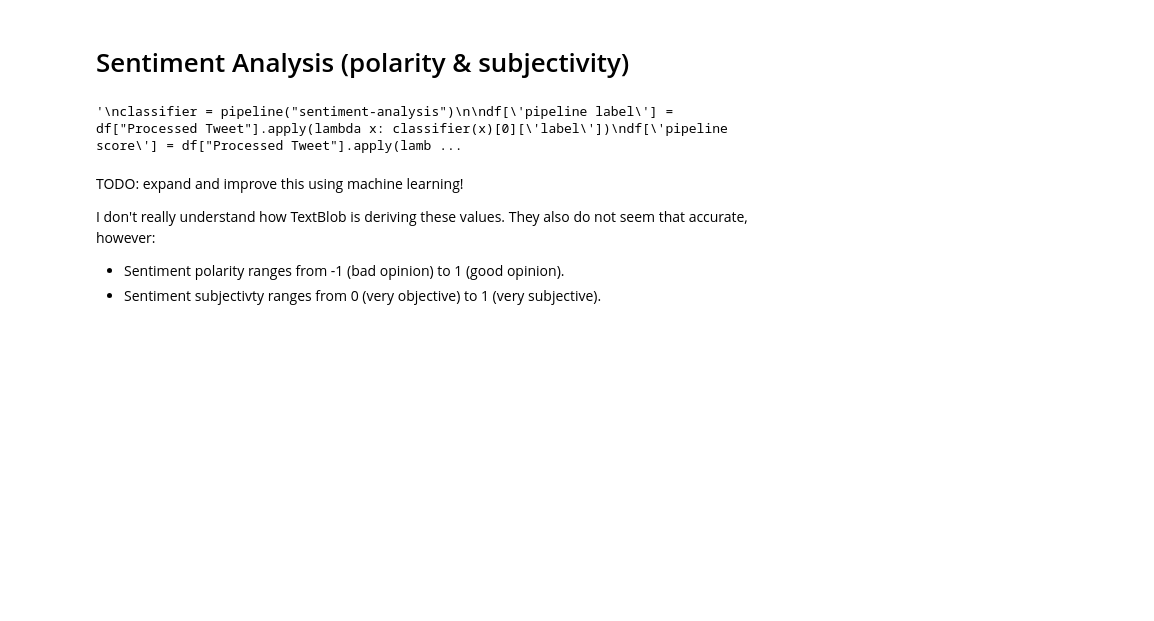
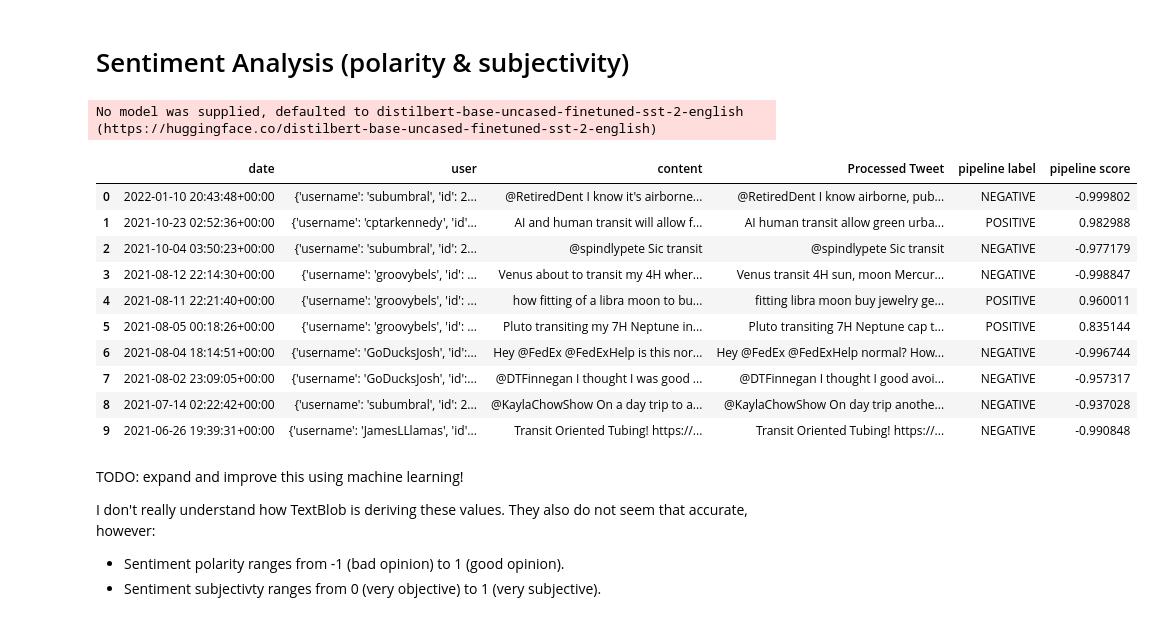
Before and after one commit to nicogouveia/geo-tweet-sentiment, a Jupyter notebook: Project Draft.ipynb, the cells around one changed output. Drawn from its saved outputs; the diff is of its cells as text; code cells hidden in the pictures; blank space fills up the shorter version.

```diff
--- a/Project Draft.ipynb
+++ b/Project Draft.ipynb
@@ -230,23 +230,27 @@ df
 # %%
 
 # Uses pytorch, huggingface and a default model(?) to determine polarity and add it to df
-'''
+
 classifier = pipeline("sentiment-analysis")
 
 df['pipeline label'] = df["Processed Tweet"].apply(lambda x: classifier(x)[0]['label'])
 df['pipeline score'] = df["Processed Tweet"].apply(lambda x: classifier(x)[0]['score'])
 
-
-def func(number,condition):
-    multiplier = {'NEGATIVE': -1, 'POSITIVE': 1}
-    return number * multiplier[condition]
-
-df['new_polarity'] = df.apply(lambda x: func(x['pipeline score'], x['pipeline_label']), axis=1)
-'''
-
-#TODO get correct avg for pipeline polarity
+df.loc[df['pipeline label'] == 'NEGATIVE', 'pipeline score'] = df['pipeline score']*-1
+df
 # %% [output]
-'\nclassifier = pipeline("sentiment-analysis")\n\ndf[\'pipeline label\'] = df["Processed Tweet"].apply(lambda x: classifier(x)[0][\'label\'])\ndf[\'pipeline score\'] = df["Processed Tweet"].apply(lamb ...
+No model was supplied, defaulted to distilbert-base-uncased-finetuned-sst-2-english (https://huggingface.co/distilbert-base-uncased-finetuned-sst-2-english)
+|  | date | user | content | Processed Tweet | pipeline label | pipeline score |
+| 0 | 2022-01-10 20:43:48+00:00 | {'username': 'subumbral', 'id': 2... | @RetiredDent I know it's airborne... | @RetiredDent I know airborne, pub... | NEGATIVE | -0.999802 |
+| 1 | 2021-10-23 02:52:36+00:00 | {'username': 'cptarkennedy', 'id'... | AI and human transit will allow f... | AI human transit allow green urba... | POSITIVE | 0.982988 |
+| 2 | 2021-10-04 03:50:23+00:00 | {'username': 'subumbral', 'id': 2... | @spindlypete Sic transit | @spindlypete Sic transit | NEGATIVE | -0.977179 |
+| 3 | 2021-08-12 22:14:30+00:00 | {'username': 'groovybels', 'id': ... | Venus about to transit my 4H wher... | Venus transit 4H sun, moon Mercur... | NEGATIVE | -0.998847 |
+| 4 | 2021-08-11 22:21:40+00:00 | {'username': 'groovybels', 'id': ... | how fitting of a libra moon to bu... | fitting libra moon buy jewelry ge... | POSITIVE | 0.960011 |
+| 5 | 2021-08-05 00:18:26+00:00 | {'username': 'groovybels', 'id': ... | Pluto transiting my 7H Neptune in... | Pluto transiting 7H Neptune cap t... | POSITIVE | 0.835144 |
+| 6 | 2021-08-04 18:14:51+00:00 | {'username': 'GoDucksJosh', 'id':... | Hey @FedEx @FedExHelp is this nor... | Hey @FedEx @FedExHelp normal? How... | NEGATIVE | -0.996744 |
+| 7 | 2021-08-02 23:09:05+00:00 | {'username': 'GoDucksJosh', 'id':... | @DTFinnegan I thought I was good ... | @DTFinnegan I thought I good avoi... | NEGATIVE | -0.957317 |
+| 8 | 2021-07-14 02:22:42+00:00 | {'username': 'subumbral', 'id': 2... | @KaylaChowShow On a day trip to a... | @KaylaChowShow On day trip anothe... | NEGATIVE | -0.937028 |
+| 9 | 2021-06-26 19:39:31+00:00 | {'username': 'JamesLLlamas', 'id'... | Transit Oriented Tubing! https://... | Transit Oriented Tubing! https://... | NEGATIVE | -0.990848 |
 # %%
 # Uses TextBlob to derive sentiment of each tweet and add it to the df
 
```
Also changed, not shown: parts of 6 cells of this notebook, 1 other file.
